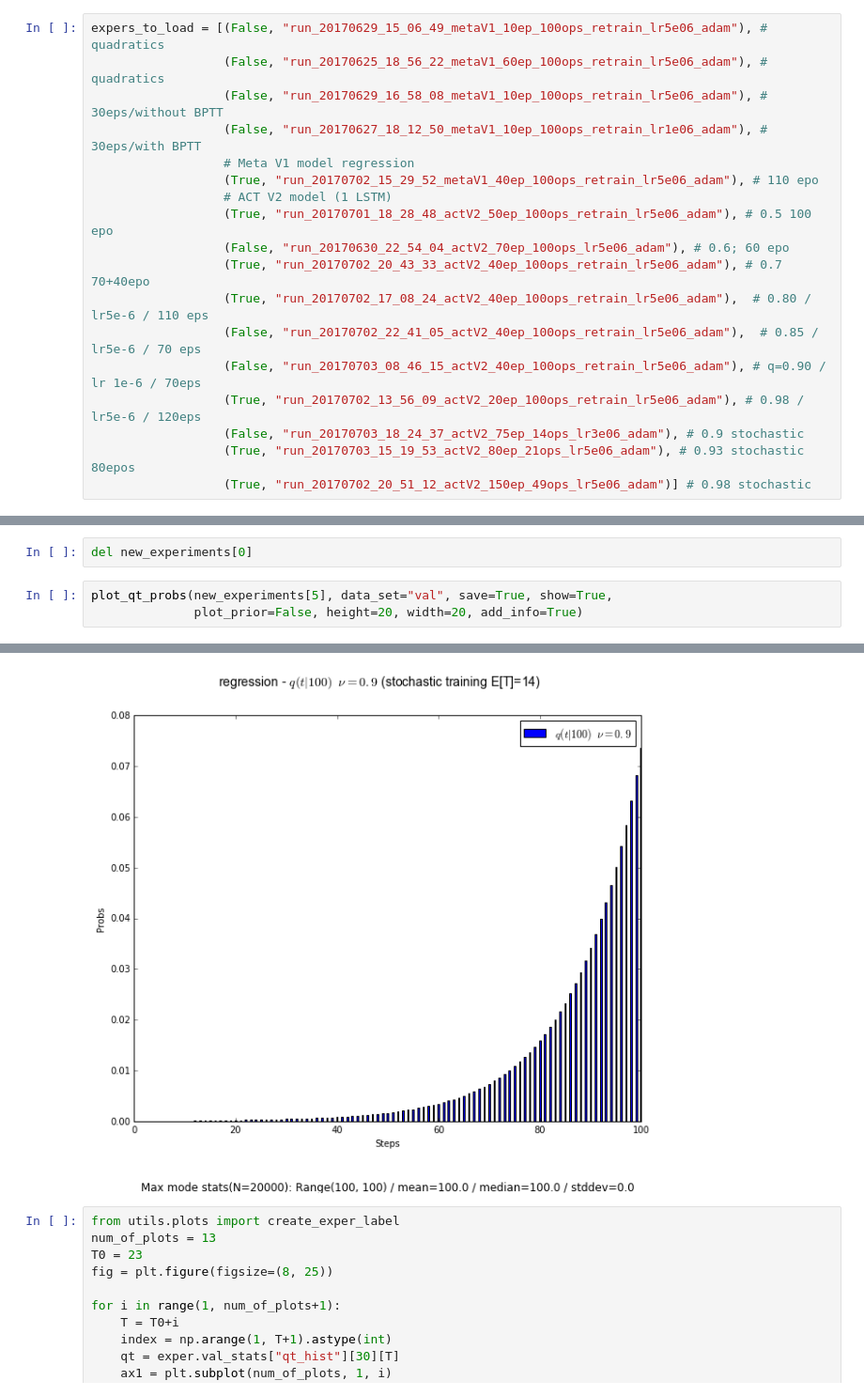
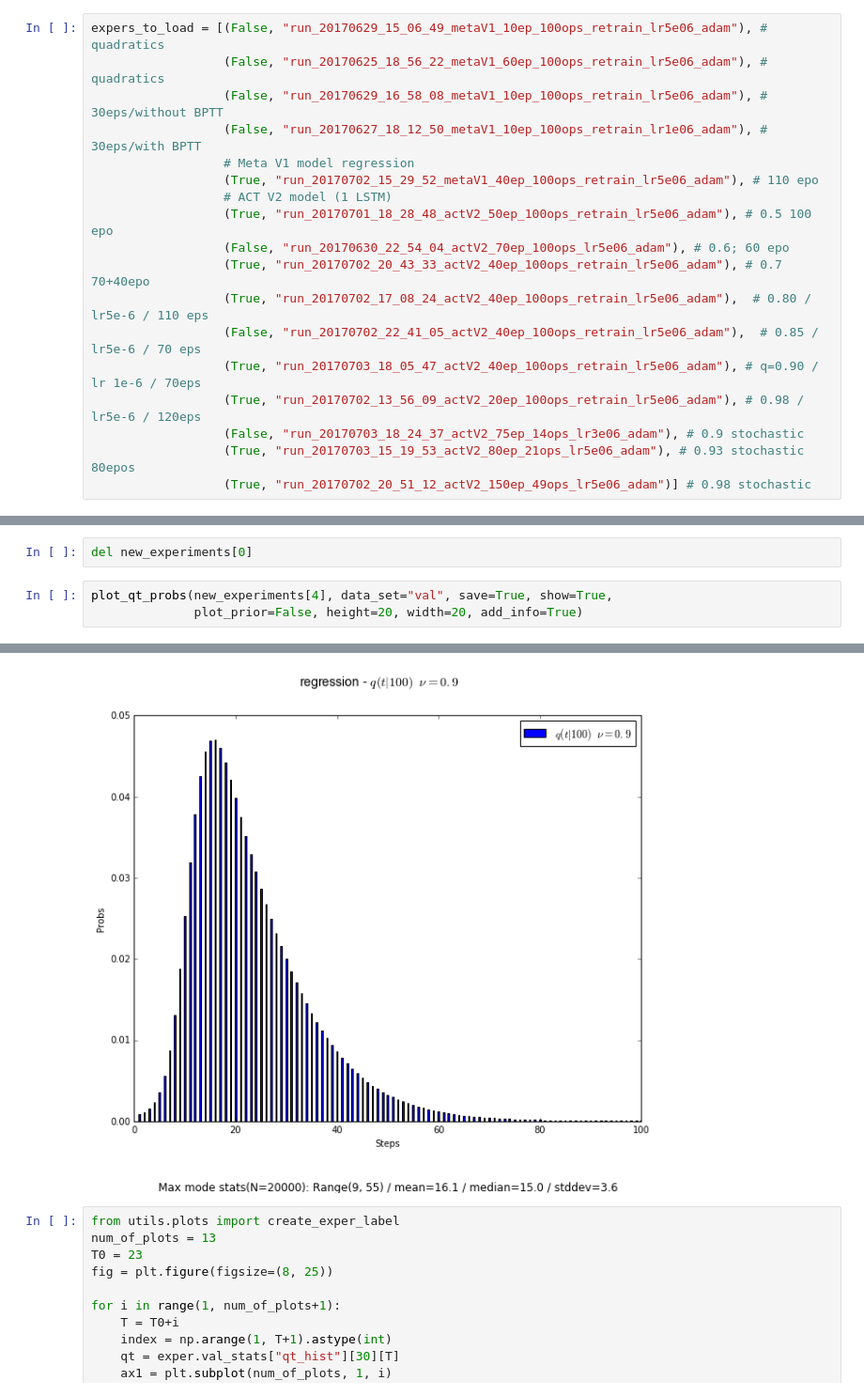
Before and after one commit to toologicbv/meta_learner, a Jupyter notebook: 10d_reg_results_20170623.ipynb, the cells around one changed output, grey strips where cells are left out. Shown at 94% size. Cells and saved outputs as stored; diff of their text form.

```diff
--- a/10d_reg_results_20170623.ipynb
+++ b/10d_reg_results_20170623.ipynb
@@ -54,7 +54,7 @@ expers_to_load = [(False, "run_20170629_15_06_49_metaV1_10ep_100ops_retrain_lr5e
                   (True, "run_20170702_20_43_33_actV2_40ep_100ops_retrain_lr5e06_adam"), # 0.7 70+40epo
                   (True, "run_20170702_17_08_24_actV2_40ep_100ops_retrain_lr5e06_adam"),  # 0.80 / lr5e-6 / 110 eps
                   (False, "run_20170702_22_41_05_actV2_40ep_100ops_retrain_lr5e06_adam"),  # 0.85 / lr5e-6 / 70 eps
-                  (False, "run_20170703_08_46_15_actV2_40ep_100ops_retrain_lr5e06_adam"), # q=0.90 / lr 1e-6 / 70eps
+                  (True, "run_20170703_18_05_47_actV2_40ep_100ops_retrain_lr5e06_adam"), # q=0.90 / lr 1e-6 / 70eps
                   (True, "run_20170702_13_56_09_actV2_20ep_100ops_retrain_lr5e06_adam"), # 0.98 / lr5e-6 / 120eps
                   (False, "run_20170703_18_24_37_actV2_75ep_14ops_lr3e06_adam"), # 0.9 stochastic
                   (True, "run_20170703_15_19_53_actV2_80ep_21ops_lr5e06_adam"), # 0.93 stochastic 80epos
@@ -238,7 +251,7 @@ Ready
 # %%
 del new_experiments[0]
 # %%
-plot_qt_probs(new_experiments[5], data_set="val", save=True, show=True,
+plot_qt_probs(new_experiments[4], data_set="val", save=True, show=True,
               plot_prior=False, height=20, width=20, add_info=True)
 # %% [output]
 ('Key ', 100)
@@ -246,4 +259,4 @@ INFO - Successfully saved fig logs/run_20170703_18_24_37_actV2_75ep_14ops_lr3e06
-[figure, old version]
+[figure, new version]
 # %%
 from utils.plots import create_exper_label
 num_of_plots = 13
```
Also changed, not shown: parts of 6 cells of this notebook, 4 other files.
